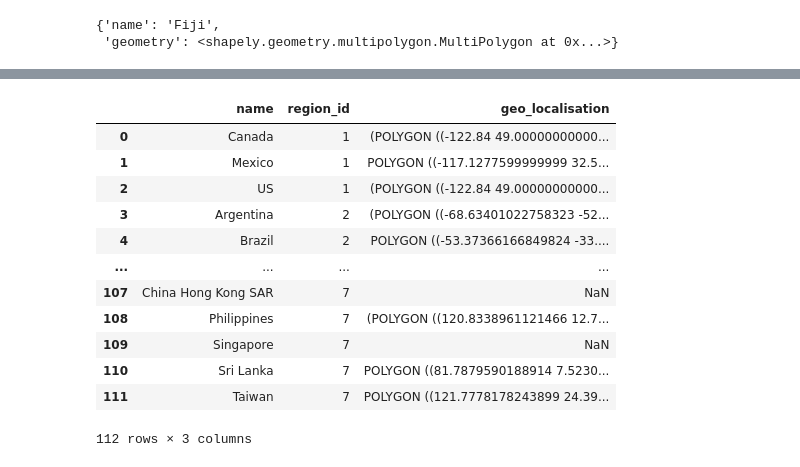
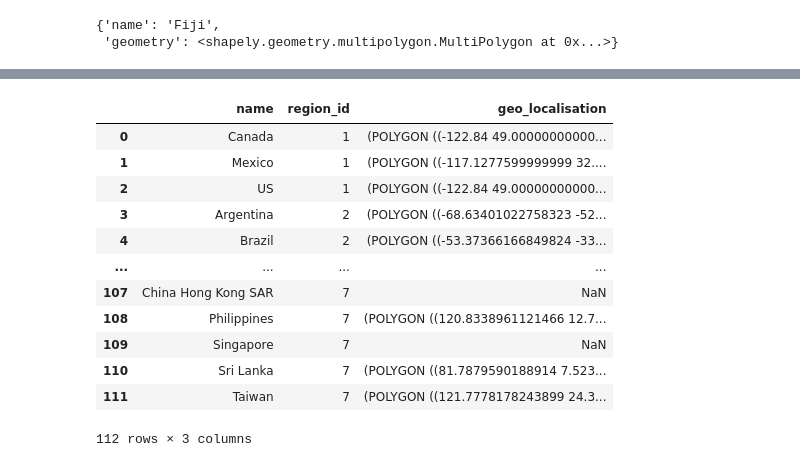
Before and after one commit to mulder974/projet_final, a Jupyter notebook: test geopandas.ipynb, the cells around one changed output, grey strips where cells are left out. Drawn from its saved outputs; the diff is of its cells as text; code cells hidden in the pictures.

```diff
--- a/test geopandas.ipynb
+++ b/test geopandas.ipynb
@@ -18,3 +20,8 @@ df
 | 175 | 1218208 | North America | Trinidad and Tobago | TTO | 43570.0 | POLYGON ((-61.68000 10.76000, -61... |
 | 176 | 13026129 | Africa | S. Sudan | SSD | 20880.0 | POLYGON ((30.83385 3.50917, 29.95... |
 177 rows × 6 columns
+# %%
+df = df[['name','geometry']]
+df["geometry"] = [MultiPolygon([feature]) if type(feature) == Polygon \
+    else feature for feature in df["geometry"]]
+df
@@ -64,20 +100,19 @@ dict_keys(['Fiji', 'Tanzania', 'W. Sahara', 'Canada', 'Kazakhstan', 'Uzbekistan'
 # %%
 locations_df = pd.read_csv("Sauvegardes_clean_csv/locations.csv",index_col='Unnamed: 0')
-locations
-
+locations_df = locations_df[['name', 'region_id']]
 locations_df['geo_localisation']= locations_df['name'].map(dic_)
 locations_df
 # %% [output]
 |  | name | region_id | geo_localisation |
 | 0 | Canada | 1 | (POLYGON ((-122.84 49.00000000000... |
-| 1 | Mexico | 1 | POLYGON ((-117.1277599999999 32.5... |
+| 1 | Mexico | 1 | (POLYGON ((-117.1277599999999 32.... |
 | 2 | US | 1 | (POLYGON ((-122.84 49.00000000000... |
 | 3 | Argentina | 2 | (POLYGON ((-68.63401022758323 -52... |
-| 4 | Brazil | 2 | POLYGON ((-53.37366166849824 -33.... |
+| 4 | Brazil | 2 | (POLYGON ((-53.37366166849824 -33... |
 | ... | ... | ... | ... |
 | 107 | China Hong Kong SAR | 7 | NaN |
 | 108 | Philippines | 7 | (POLYGON ((120.8338961121466 12.7... |
 | 109 | Singapore | 7 | NaN |
-| 110 | Sri Lanka | 7 | POLYGON ((81.7879590188914 7.5230... |
-| 111 | Taiwan | 7 | POLYGON ((121.7778178243899 24.39... |
+| 110 | Sri Lanka | 7 | (POLYGON ((81.7879590188914 7.523... |
+| 111 | Taiwan | 7 | (POLYGON ((121.7778178243899 24.3... |
 112 rows × 3 columns
```
Also changed, not shown: parts of 6 cells of this notebook, 20 other files.
